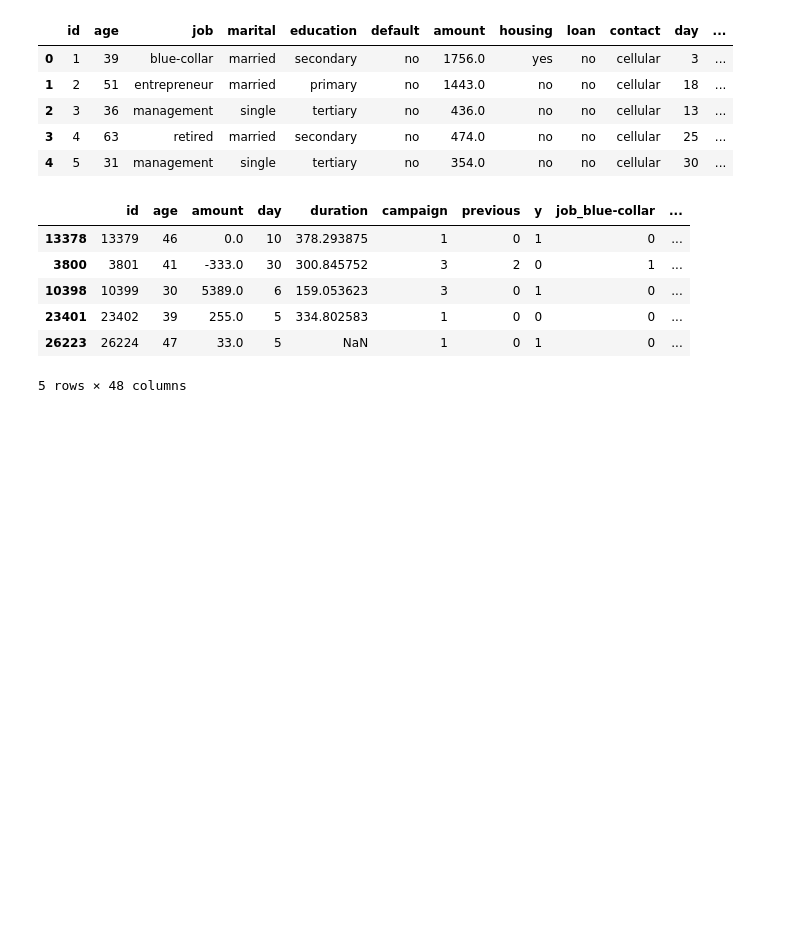
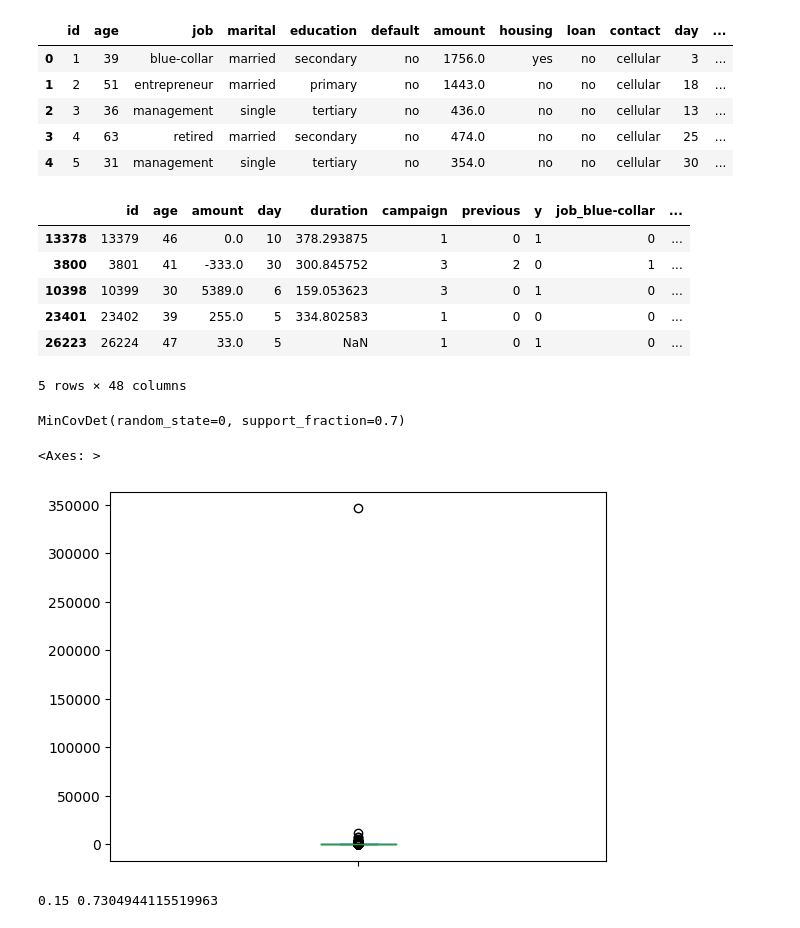
Before and after one commit to yamaguchinorimitsu/ajax_app, a Jupyter notebook: スッキリ機械第11章練習問題.ipynb, the cells around one changed output. Saved outputs shown, nothing was run; the diff lists cells and outputs as text; code cells hidden in the pictures; blank space fills up the shorter version.

```diff
--- a/スッキリ機械第11章練習問題.ipynb
+++ b/スッキリ機械第11章練習問題.ipynb
@@ -38,3 +38,21 @@ train_val.head()
 | 23401 | 23402 | 39 | 255.0 | 5 | 334.802583 | 1 | 0 | 0 | 0 | ... |
 | 26223 | 26224 | 47 | 33.0 | 5 | NaN | 1 | 0 | 1 | 0 | ... |
 5 rows × 48 columns
+# %%
+#特徴量の当たりがついた
+#しかし、そもそもこの線形回帰は外れ値の影響を強く受けるので調べる。
+from sklearn.covariance import MinCovDet
+num_df=train_val.drop(str_col_name,axis=1)
+num_df=num_df.drop('id',axis=1)
+num_df2=num_df.dropna()
+mcd2 =MinCovDet(random_state=0,support_fraction=0.7)
+mcd2.fit(num_df2)
+# %% [output]
+MinCovDet(random_state=0, support_fraction=0.7)
+# %%
+dis =mcd2.mahalanobis(num_df2)
+dis=pd.Series(dis)
+dis.plot(kind="box")
+# %% [output]
+<Axes: >
+[figure, added]
@@ -40,0 +64,27 @@ train_val.head()
+# %%
+#欠損行を削除
+not_nan_df = train_val2.dropna()
+temp_t =not_nan_df[['duration']]
+temp_x = not_nan_df.drop(str_col_name,axis=1)
+
+#durationとyに関係があるという仮定が成り立つならば、適切な推定をするためには,
+temp_x = temp_x.drop(['y','duration','id'],axis=1)
+from sklearn.preprocessing import PolynomialFeatures
+
+from sklearn.linear_model import Lasso,Ridge
+
+a,b,c,d= train_test_split(temp_x,temp_t,random_state=0,test_size=0.2)
+maxvalue=0
+v=0
+#今回はLasso回帰を利用するので、特徴量選択はしない
+for i in range(1,42):
+    val = i/20
+    model_liner = Lasso(random_state=0,alpha=val)
+    #今回は予測させたいだけなので、標準化はしない
+    model_liner.fit(a,c)
+    if maxvalue < model_liner.score(b,d):
+        v=val
+        maxvalue = model_liner.score(b,d)
+print(v,maxvalue)
+# %% [output]
+0.15 0.7304944115519963
```
Also changed, not shown: parts of 1 cell of this notebook.
